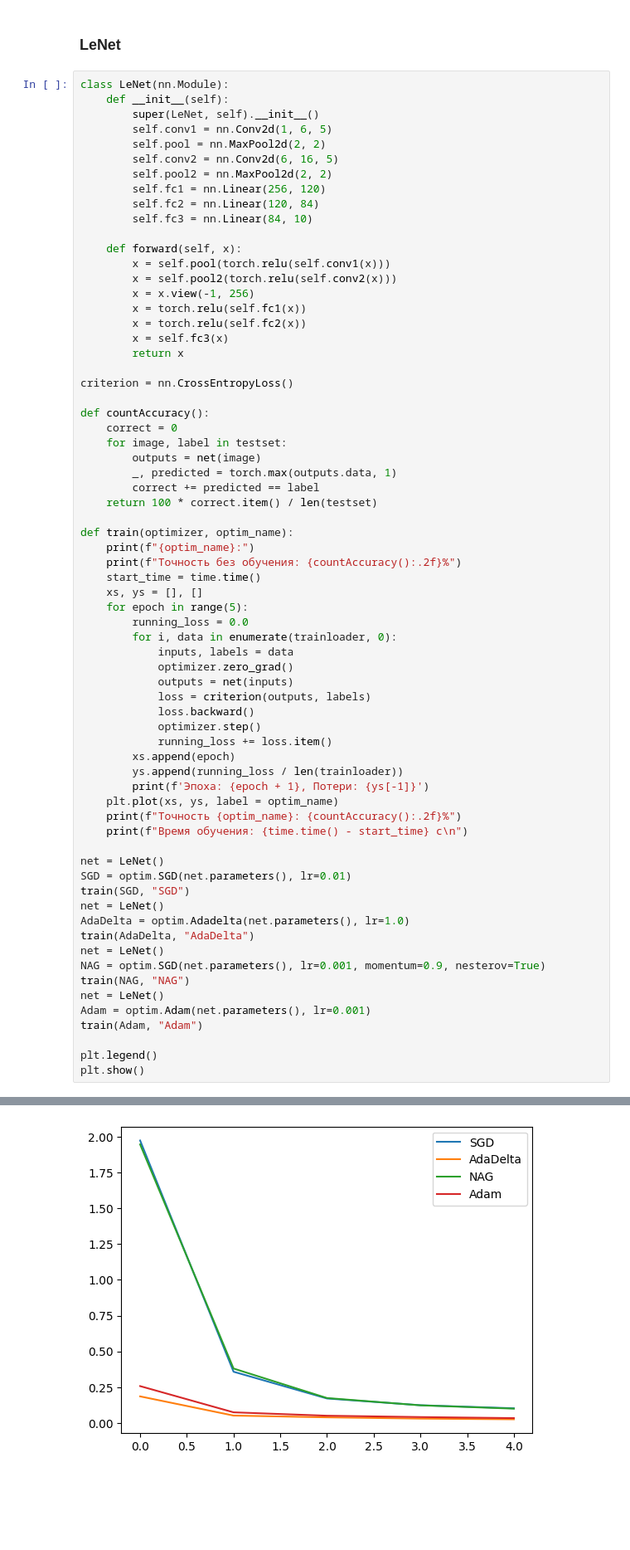
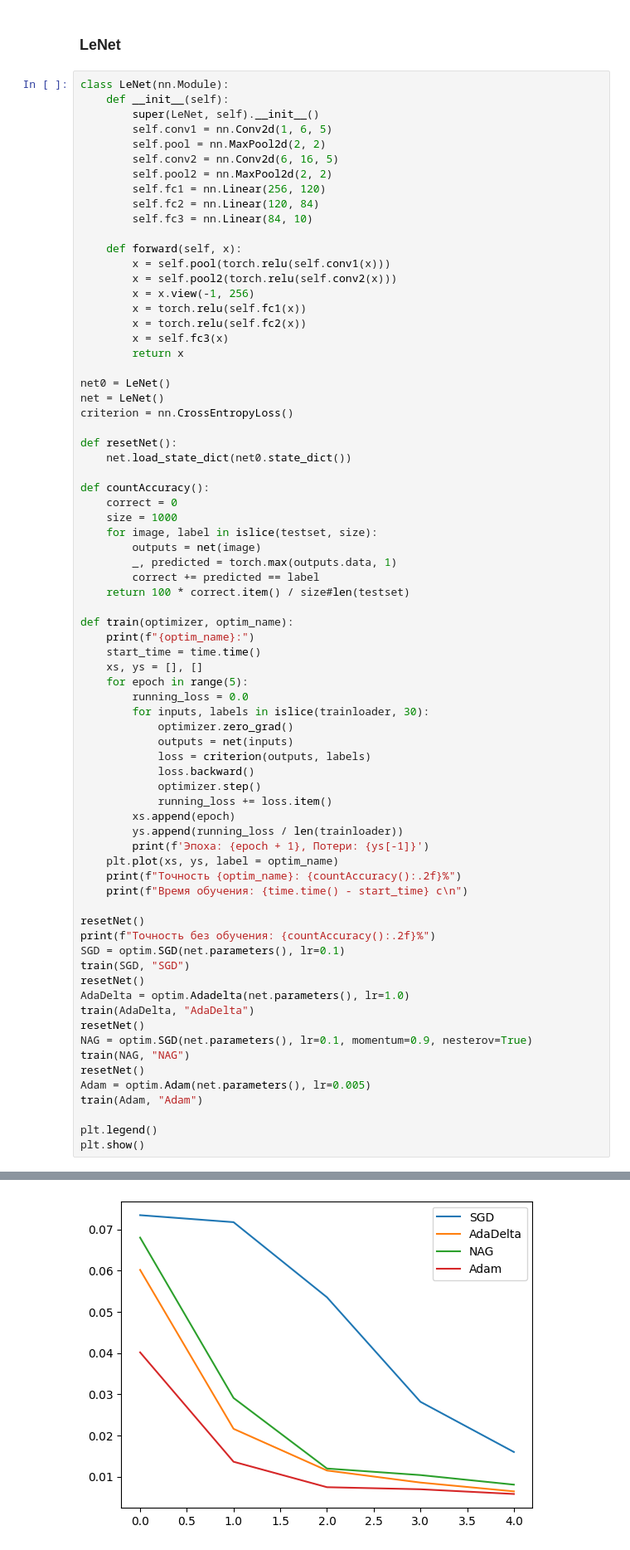
Before and after one commit to mathhyyn/nnetworks, a Jupyter notebook: lab5/lab5.ipynb, the cells around one changed output, grey strips where cells are left out. Shown: that part at 83% size. Cells and saved outputs as stored; diff of their text form; blank space fills up the shorter version.

```diff
--- a/lab5/lab5.ipynb
+++ b/lab5/lab5.ipynb
@@ -43,25 +36,29 @@ class LeNet(nn.Module):
         x = self.fc3(x)
         return x
 
+net0 = LeNet()
+net = LeNet()
 criterion = nn.CrossEntropyLoss()
+
+def resetNet():
+    net.load_state_dict(net0.state_dict())
 
 def countAccuracy():
     correct = 0
-    for image, label in testset:
+    size = 1000
+    for image, label in islice(testset, size):
         outputs = net(image)
         _, predicted = torch.max(outputs.data, 1)
         correct += predicted == label
-    return 100 * correct.item() / len(testset)
+    return 100 * correct.item() / size#len(testset)
 
 def train(optimizer, optim_name):
     print(f"{optim_name}:")
-    print(f"Точность без обучения: {countAccuracy():.2f}%")
     start_time = time.time()
     xs, ys = [], []
     for epoch in range(5):
         running_loss = 0.0
-        for i, data in enumerate(trainloader, 0):
-            inputs, labels = data
+        for inputs, labels in islice(trainloader, 30):
             optimizer.zero_grad()
             outputs = net(inputs)
             loss = criterion(outputs, labels)
@@ -75,17 +72,18 @@ def train(optimizer, optim_name):
     print(f"Точность {optim_name}: {countAccuracy():.2f}%")
     print(f"Время обучения: {time.time() - start_time} с\n")
 
-net = LeNet()
-SGD = optim.SGD(net.parameters(), lr=0.01)
+resetNet()
+print(f"Точность без обучения: {countAccuracy():.2f}%")
+SGD = optim.SGD(net.parameters(), lr=0.1)
 train(SGD, "SGD")
-net = LeNet()
+resetNet()
 AdaDelta = optim.Adadelta(net.parameters(), lr=1.0)
 train(AdaDelta, "AdaDelta")
-net = LeNet()
-NAG = optim.SGD(net.parameters(), lr=0.001, momentum=0.9, nesterov=True)
+resetNet()
+NAG = optim.SGD(net.parameters(), lr=0.1, momentum=0.9, nesterov=True)
 train(NAG, "NAG")
-net = LeNet()
-Adam = optim.Adam(net.parameters(), lr=0.001)
+resetNet()
+Adam = optim.Adam(net.parameters(), lr=0.005)
 train(Adam, "Adam")
 
 plt.legend()
@@ -111 +109 @@ AdaDelta:
-[figure, old version]
+[figure, new version]
```
Also changed, not shown: parts of 3 cells of this notebook.
